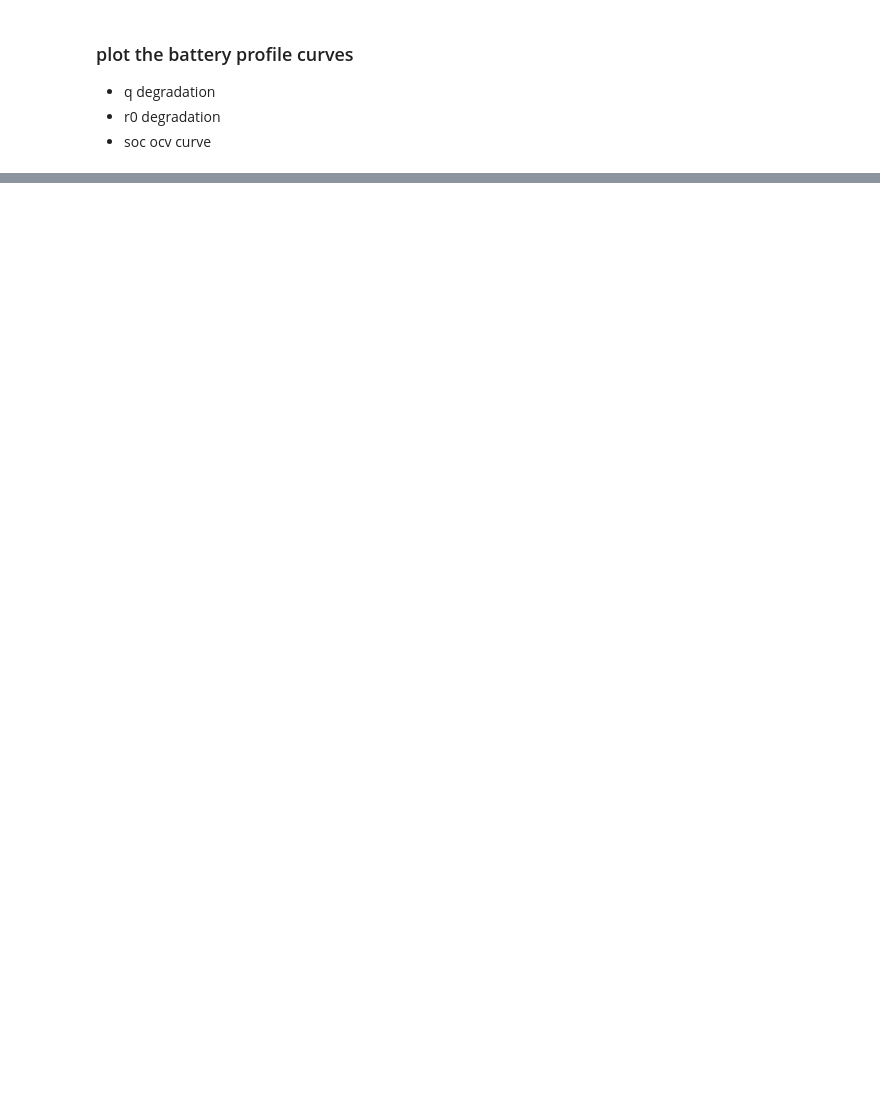
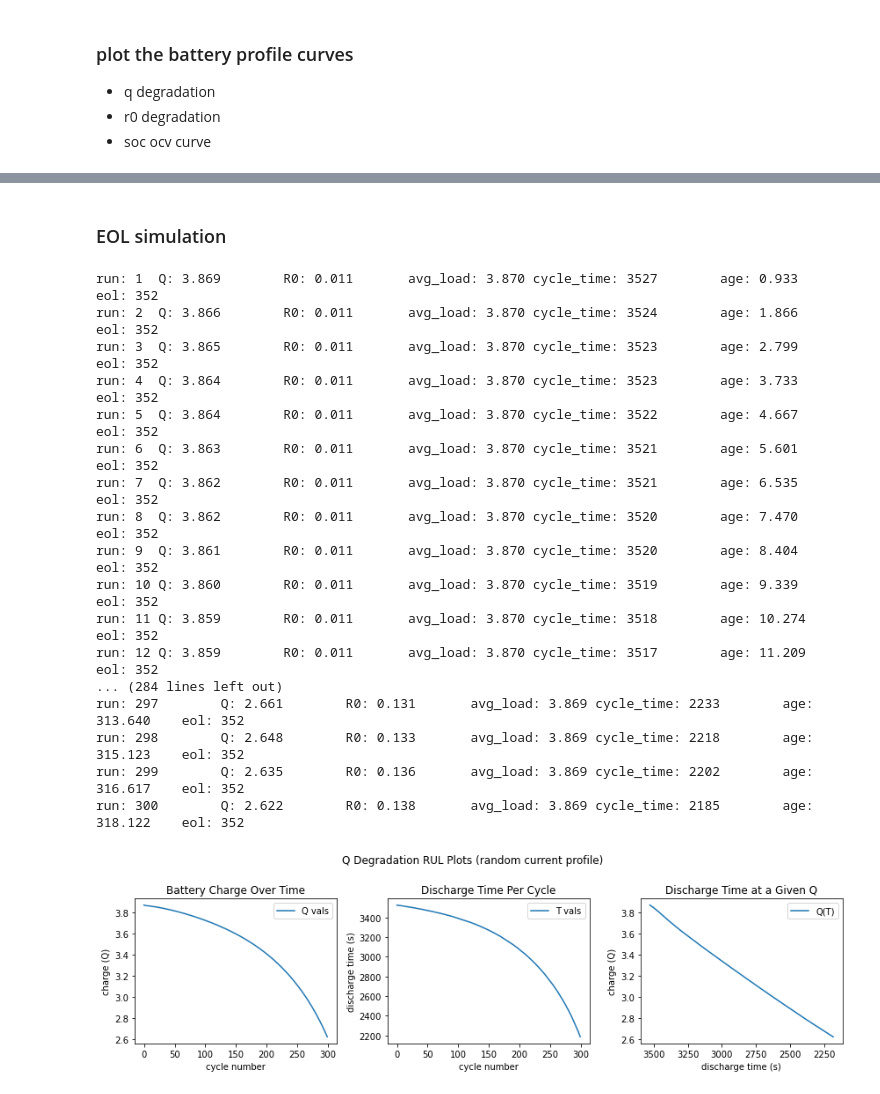
Before and after one commit to hazrmard/AirplaneFaultTolerance, a Jupyter notebook: powertrain.ipynb, the cells around one changed output, grey strips where cells are left out. Cells and saved outputs as stored; diff of their text form; code cells hidden in the pictures; blank space fills up the shorter version.

```diff
--- a/powertrain.ipynb
+++ b/powertrain.ipynb
@@ -217,0 +64,52 @@ print(avg)
+# %% [markdown]
+### EOL simulation
+# %%
+# create the cell
+cbcell = ContinuousBatteryCell(**battery_coefficients)
+
+# define some data containers
+q_vals = []
+t_vals = []
+run_num = 1
+
+# simulate until EOL
+while(cbcell.age < .9*cbcell.eol):
+    cycle_test(cell=cbcell, random_load=False, verbose=1, dt=1.0, run_num=run_num, q_vals=q_vals, t_vals=t_vals)
+    run_num += 1
+
+    # plot the results
+three_plot(title="Q Degradation RUL Plots (random current profile)", figsize=(12,4),
+           plot1=np.array([np.arange(0, len(q_vals)), np.array(q_vals)]),
+           plot2=np.array([np.arange(0, len(t_vals)), np.array(t_vals)]),
+           plot3=np.array([np.array(t_vals), np.array(q_vals)]),
+           label1=["Q vals"],
+           label2=["T vals"],
+           label3=["Q(T)"],
+           title1="Battery Charge Over Time",
+           title2="Discharge Time Per Cycle",
+           title3="Discharge Time at a Given Q",
+           axes1=['cycle number', 'charge (Q)'],
+           axes2=['cycle number', 'discharge time (s)'],
+           axes3=['discharge time (s)', 'charge (Q)'],
+           invert = [0,0,1],
+           save=False,
+           filename="figures/rul_plots_random_load.png")
+# %% [output]
+run: 1  Q: 3.869        R0: 0.011       avg_load: 3.870 cycle_time: 3527        age: 0.933      eol: 352
+run: 2  Q: 3.866        R0: 0.011       avg_load: 3.870 cycle_time: 3524        age: 1.866      eol: 352
+run: 3  Q: 3.865        R0: 0.011       avg_load: 3.870 cycle_time: 3523        age: 2.799      eol: 352
+run: 4  Q: 3.864        R0: 0.011       avg_load: 3.870 cycle_time: 3523        age: 3.733      eol: 352
+run: 5  Q: 3.864        R0: 0.011       avg_load: 3.870 cycle_time: 3522        age: 4.667      eol: 352
+run: 6  Q: 3.863        R0: 0.011       avg_load: 3.870 cycle_time: 3521        age: 5.601      eol: 352
+run: 7  Q: 3.862        R0: 0.011       avg_load: 3.870 cycle_time: 3521        age: 6.535      eol: 352
+run: 8  Q: 3.862        R0: 0.011       avg_load: 3.870 cycle_time: 3520        age: 7.470      eol: 352
+run: 9  Q: 3.861        R0: 0.011       avg_load: 3.870 cycle_time: 3520        age: 8.404      eol: 352
+run: 10 Q: 3.860        R0: 0.011       avg_load: 3.870 cycle_time: 3519        age: 9.339      eol: 352
+run: 11 Q: 3.859        R0: 0.011       avg_load: 3.870 cycle_time: 3518        age: 10.274     eol: 352
+run: 12 Q: 3.859        R0: 0.011       avg_load: 3.870 cycle_time: 3517        age: 11.209     eol: 352
+... (284 lines left out)
+run: 297        Q: 2.661        R0: 0.131       avg_load: 3.869 cycle_time: 2233        age: 313.640    eol: 352
+run: 298        Q: 2.648        R0: 0.133       avg_load: 3.869 cycle_time: 2218        age: 315.123    eol: 352
+run: 299        Q: 2.635        R0: 0.136       avg_load: 3.869 cycle_time: 2202        age: 316.617    eol: 352
+run: 300        Q: 2.622        R0: 0.138       avg_load: 3.869 cycle_time: 2185        age: 318.122    eol: 352
+[figure, added]
```
Also changed, not shown: parts of 17 cells of this notebook.
